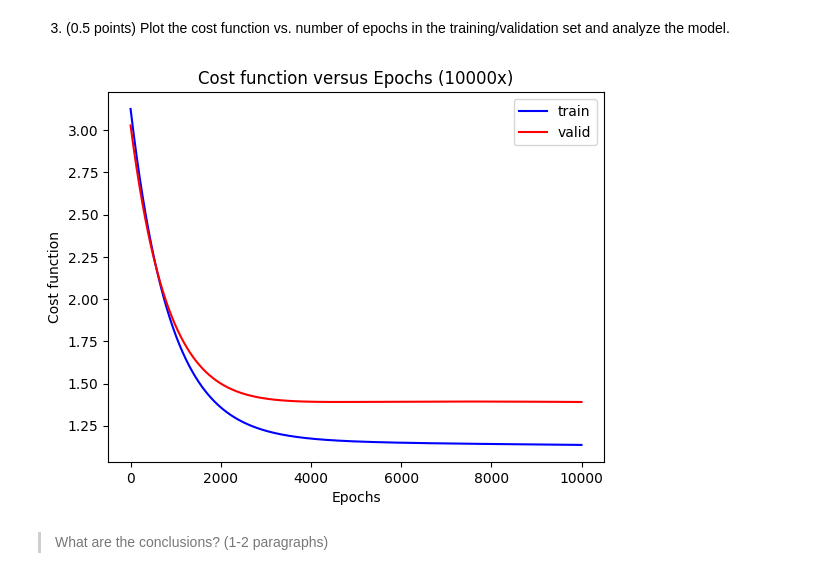
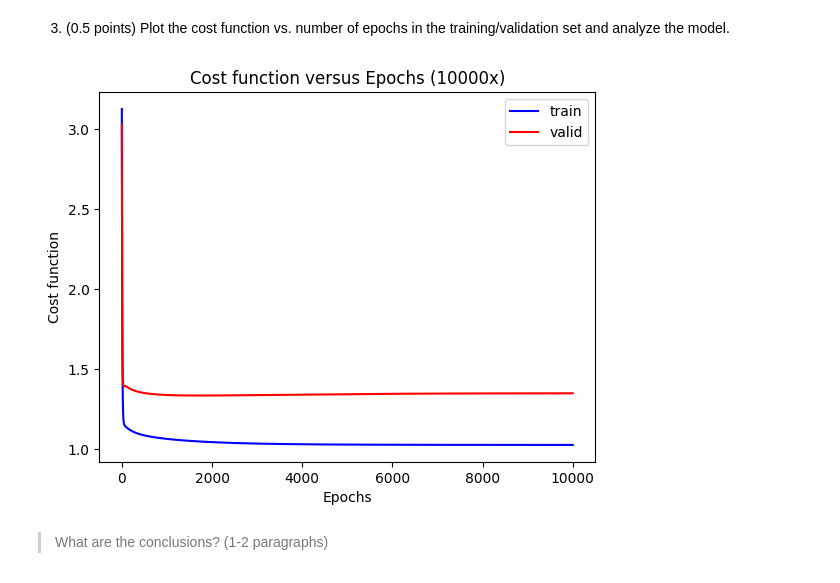
Before and after one commit to rubenscp/MO444-MC886-Tarefas, a Jupyter notebook: Tarefa 02/T2_Classical_Techniques by Rubens.ipynb, the cells around one changed output. Cells and saved outputs as stored; diff of their text form; code cells hidden in the pictures.

```diff
--- a/Tarefa 02/T2_Classical_Techniques by Rubens.ipynb
+++ b/Tarefa 02/T2_Classical_Techniques by Rubens.ipynb
@@ -623,13 +623,13 @@ mse_analytical_linear_regression_all_features = MSE(y_valid, alr_y_predict_all_f
 
 # 2) Gradient descent linear regression
 gdlr_model_all_features = GradientDescentLinearRegression()
-gdlr_model_all_features.fit(scaled_X_train_all_features, y_train, scaled_X_valid_all_features, y_valid, 0.0001, 1000)
+gdlr_model_all_features.fit(scaled_X_train_all_features, y_train, scaled_X_valid_all_features, y_valid, 0.01, 1000)
 gdlr_y_predict_all_features = gdlr_model_all_features.predict(scaled_X_valid_all_features)
 mse_gradient_descent_linear_regression_all_features = MSE(y_valid, gdlr_y_predict_all_features)
 
 # 3) Sklearn linear regression
 weights, skl_y_predict_all_features, mse_sklearn_all_features = execute_linear_reg_sklearn(
-    scaled_X_train_all_features, y_train, scaled_X_valid_all_features, y_valid, 0.0001)
+    scaled_X_train_all_features, y_train, scaled_X_valid_all_features, y_valid, 0.01)
 
 print(f'Evaluating model with all features')
 print()
@@ -653,13 +653,13 @@ mse_analytical_linear_regression_features_corr_non_zero = MSE(y_valid, alr_y_pre
 
 # 2) Gradient descent linear regression
 gdlr_model_features_corr_non_zero = GradientDescentLinearRegression()
-gdlr_model_features_corr_non_zero.fit(scaled_X_train_features_corr_non_zero, y_train, scaled_X_valid_features_corr_non_zero, y_valid, 0.0001, 1000)
+gdlr_model_features_corr_non_zero.fit(scaled_X_train_features_corr_non_zero, y_train, scaled_X_valid_features_corr_non_zero, y_valid, 0.01, 1000)
 gdlr_y_predict_features_corr_non_zero = gdlr_model_features_corr_non_zero.predict(scaled_X_valid_features_corr_non_zero)
 mse_gradient_descent_linear_regression_features_corr_non_zero = MSE(y_valid, gdlr_y_predict_features_corr_non_zero)
 
 # 3) Sklearn linear regression
 weights, skl_y_predict_features_corr_non_zero, mse_sklearn_features_corr_non_zero = execute_linear_reg_sklearn(
-    scaled_X_train_features_corr_non_zero, y_train, scaled_X_valid_features_corr_non_zero, y_valid, 0.0001)
+    scaled_X_train_features_corr_non_zero, y_train, scaled_X_valid_features_corr_non_zero, y_valid, 0.01)
 
 print(f'Evaluating model with features of correlation non zero')
 print()
@@ -683,13 +683,13 @@ mse_analytical_linear_regression_features_top_2 = MSE(y_valid, alr_y_predict_fea
 
 # 2) Gradient descent linear regression
 gdlr_model_features_top_2 = GradientDescentLinearRegression()
-gdlr_model_features_top_2.fit(scaled_X_train_features_top_2, y_train, scaled_X_valid_features_top_2, y_valid, 0.0001, 1000)
+gdlr_model_features_top_2.fit(scaled_X_train_features_top_2, y_train, scaled_X_valid_features_top_2, y_valid, 0.01, 1000)
 gdlr_y_predict_features_top_2 = gdlr_model_features_top_2.predict(scaled_X_valid_features_top_2)
 mse_gradient_descent_linear_regression_features_top_2 = MSE(y_valid, gdlr_y_predict_features_top_2)
 
 # 3) Sklearn linear regression
 weights, skl_y_predict_features_top_2, mse_sklearn_features_top_2 = execute_linear_reg_sklearn(
-    scaled_X_train_features_top_2, y_train, scaled_X_valid_features_top_2, y_valid, 0.0001)
+    scaled_X_train_features_top_2, y_train, scaled_X_valid_features_top_2, y_valid, 0.01)
 
 print(f'Evaluating models with the best two features correlations')
 print()
@@ -731,26 +731,26 @@ Comparision of MSE:
 # %%
 # Plot the cost function vs. number of iterations in the training set.
 
 # creating Linear Regression instance
 gdlr_model = GradientDescentLinearRegression()
 
 # setting epochs number
 epochs = 10000
 
 # fitting model with training data
-gdlr_model.fit(scaled_X_train_all_features, y_train, scaled_X_valid_all_features, y_valid, 0.0001, epochs)
+gdlr_model.fit(scaled_X_train_all_features, y_train, scaled_X_valid_all_features, y_valid, 0.01, epochs)
 
 # plotting cost function versus epochs
 plt.plot(list(range(epochs)), gdlr_model.train_costs, '-b', label='train')
 plt.plot(list(range(epochs)), gdlr_model.valid_costs, '-r', label='valid')
 title = 'Cost function versus Epochs (' + str(epochs) + 'x)'
 plt.title(title)
 plt.xlabel('Epochs')
 plt.ylabel('Cost function')
 plt.legend()
 plt.show()
 # %% [output]
-[figure, old version]
+[figure, new version]
 # %% [markdown]
 > What are the conclusions? (1-2 paragraphs)
 # %% [markdown]
```
Also changed, not shown: parts of 9 cells of this notebook.
